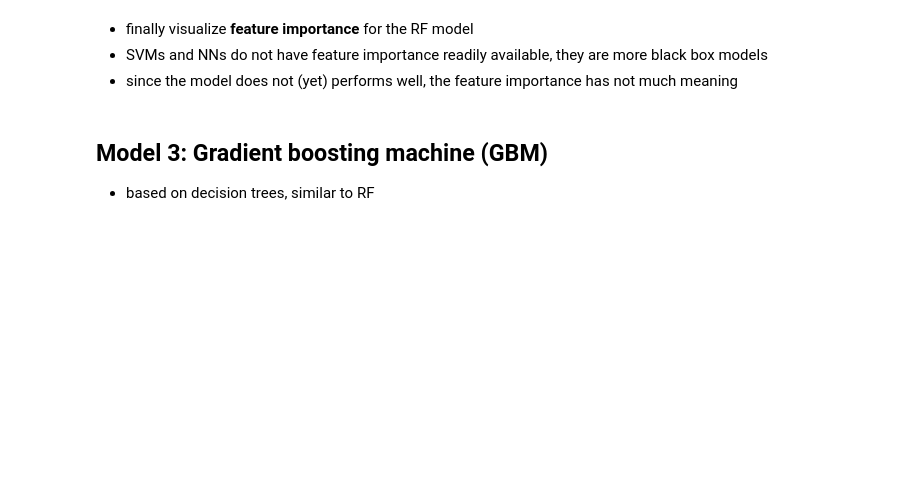
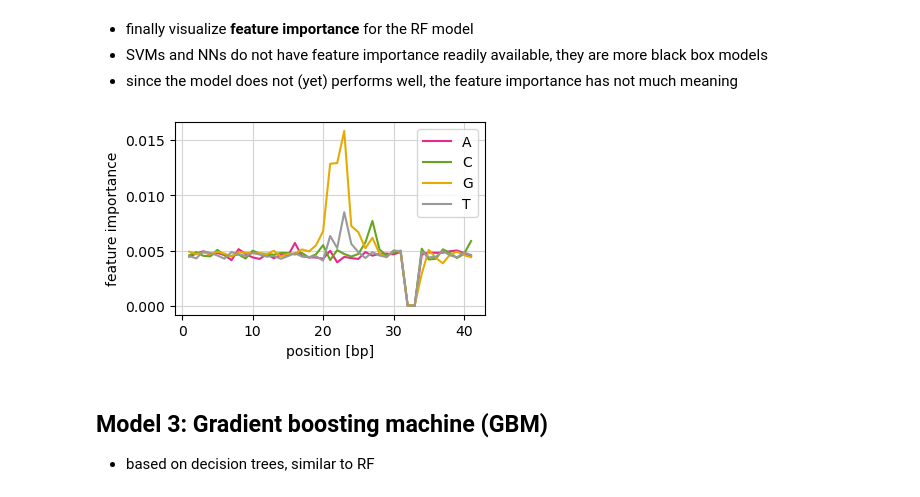
Before and after one commit to m-jahn/R-notebook-crispri-lib, a Jupyter notebook: sgRNA_library_V2/pipeline/sgRNA_ML_analysis.ipynb, the cells around one changed output. Saved outputs shown, nothing was run; the diff lists cells and outputs as text; code cells hidden in the pictures; blank space fills up the shorter version.

```diff
--- a/sgRNA_library_V2/pipeline/sgRNA_ML_analysis.ipynb
+++ b/sgRNA_library_V2/pipeline/sgRNA_ML_analysis.ipynb
@@ -288,8 +363,11 @@ fasta_df_reduced["seq_onehot"] = fasta_df_reduced.seq_total.apply(onehot)
 # %% [markdown]
 - other non-sequence features are rescaled to a mean of 0 and standard deviation of 1
 # %%
-array_other = fasta_df_reduced[["len_seq", "crisproff", "t_melt", "gc", "dist"]].to_numpy()
+array_other = fasta_df_reduced[
+    ["len_seq", "crisproff", "t_melt", "gc", "dist"]
+].to_numpy()
 from sklearn import preprocessing
+
 sklearn_scaler = preprocessing.StandardScaler().fit(array_other)
 array_other = sklearn_scaler.transform(array_other)
 
@@ -434,11 +541,12 @@ from sklearn.ensemble import RandomForestClassifier
 # %%
 # Model tuning
 param_grid = {
-    'n_estimators': [20, 50, 100, 200, 300, 400],
-    'max_features': ['sqrt'],
-    'max_depth': [5, 10, 25, 50, 100]}
+    "n_estimators": [20, 50, 100, 200, 300, 400],
+    "max_features": ["sqrt"],
+    "max_depth": [5, 10, 25, 50, 100],
+}
 
-RF = RandomForestClassifier(random_state = 42)
-RF_tune = GridSearchCV(RF, param_grid, n_jobs = -1)
-RF_tune.fit(x_train[: 2000], y_train[ : 2000])
+RF = RandomForestClassifier(random_state=42)
+RF_tune = GridSearchCV(RF, param_grid, n_jobs=-1)
+RF_tune.fit(x_train[:2000], y_train[:2000])
 print(RF_tune.best_params_)
@@ -461,22 +583,44 @@ RF_cmplot.plot();
 # %%
 len_sgRNAs = int(fasta_df_reduced["len_total"].aggregate("mean"))
 
 RF_feat_imp = pd.DataFrame()
-RF_feat_imp['feat_imp'] = pd.Series(RF_fit.feature_importances_)[0:(4*len_sgRNAs)]
-RF_feat_imp['position'] = np.repeat(np.arange(len_sgRNAs), 4)
-RF_feat_imp['base'] = ['A','C','G','T']*len_sgRNAs
+RF_feat_imp["feat_imp"] = pd.Series(RF_fit.feature_importances_)[0 : (4 * len_sgRNAs)]
+RF_feat_imp["position"] = np.repeat(np.arange(len_sgRNAs), 4)
+RF_feat_imp["base"] = ["A", "C", "G", "T"] * len_sgRNAs
 
 fig, ax = plt.subplots()
-ax.plot(np.arange(1,len_sgRNAs+1), RF_feat_imp.query('base == "A"').feat_imp, label = 'A', color = colors['A'])
-ax.plot(np.arange(1,len_sgRNAs+1), RF_feat_imp.query('base == "C"').feat_imp, label = 'C', color = colors['C'])
-ax.plot(np.arange(1,len_sgRNAs+1), RF_feat_imp.query('base == "G"').feat_imp, label = 'G', color = colors['G'])
-ax.plot(np.arange(1,len_sgRNAs+1), RF_feat_imp.query('base == "T"').feat_imp, label = 'T', color = colors['T'])
-ax.set_ylabel('feature importance')
-ax.set_xlabel('position [bp]')
-ax.axis(ymin = 0.003, ymax = 0.012)
+fig.set_size_inches(4, 2.5)
+ax.plot(
+    np.arange(1, len_sgRNAs + 1),
+    RF_feat_imp.query('base == "A"').feat_imp,
+    label="A",
+    color=colors["A"],
+)
+ax.plot(
+    np.arange(1, len_sgRNAs + 1),
+    RF_feat_imp.query('base == "C"').feat_imp,
+    label="C",
+    color=colors["C"],
+)
+ax.plot(
+    np.arange(1, len_sgRNAs + 1),
+    RF_feat_imp.query('base == "G"').feat_imp,
+    label="G",
+    color=colors["G"],
+)
+ax.plot(
+    np.arange(1, len_sgRNAs + 1),
+    RF_feat_imp.query('base == "T"').feat_imp,
+    label="T",
+    color=colors["T"],
+)
+ax.set_ylabel("feature importance")
+ax.set_xlabel("position [bp]")
 ax.legend()
-ax.grid(color='lightgrey')
-plt.savefig('../figures/plot_rf_feat_importance.svg')
+ax.grid(color="lightgrey")
+plt.savefig("../figures/plot_rf_feat_importance.svg")
+# %% [output]
+[figure, added]
 # %% [markdown]
 ## Model 3: Gradient boosting machine (GBM)
 
```
Also changed, not shown: parts of 63 cells of this notebook.
